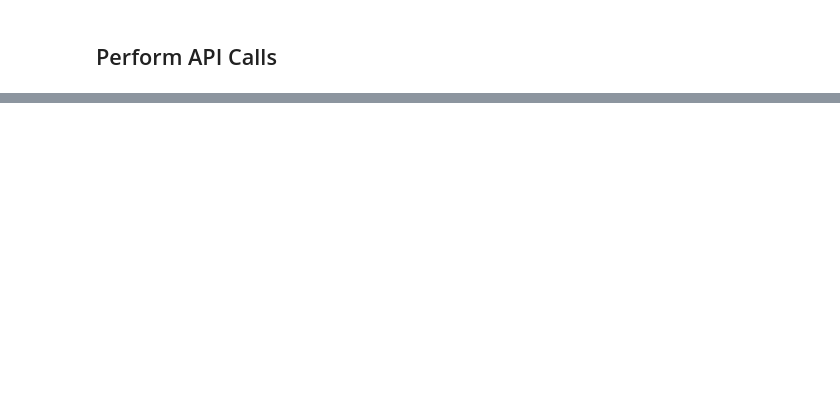
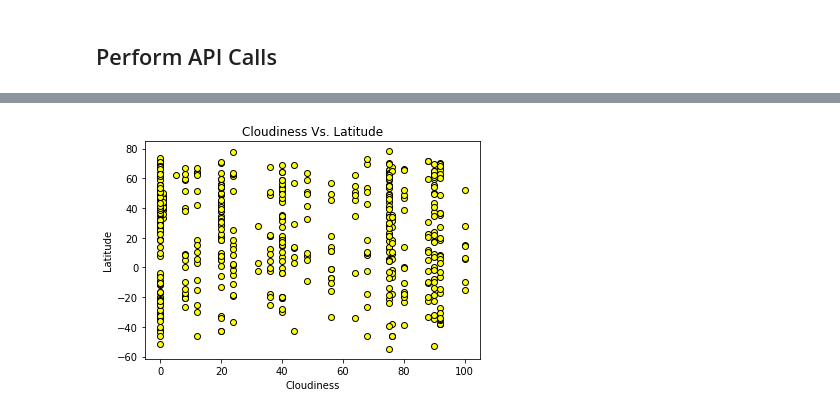
Before and after one commit to harriskl1/API-, a Jupyter notebook: WeatherPy-Copy1.ipynb, the cells around one changed output, grey strips where cells are left out. Saved outputs shown, nothing was run; the diff lists cells and outputs as text; code cells hidden in the pictures; blank space fills up the shorter version.

```diff
--- a/WeatherPy-Copy1.ipynb
+++ b/WeatherPy-Copy1.ipynb
@@ -121,0 +164,13 @@ url = "http://api.openweathermap.org/data/2.5/weather?units=Imperial&APPID=" + a
+# %%
+plt.scatter(city_weather_df["clouds"], city_weather_df["latitude"], marker="o", facecolors="yellow", edgecolors="black")
+
+# Incorporate the other graph properties
+plt.title("Cloudiness Vs. Latitude")
+plt.xlabel("Cloudiness (%)")
+plt.ylabel("Latitude")
+
+plt.savefig("cloudiness.png")
+
+plt.show()
+# %% [output]
+[figure, added]
```
Also changed, not shown: parts of 10 cells of this notebook.
